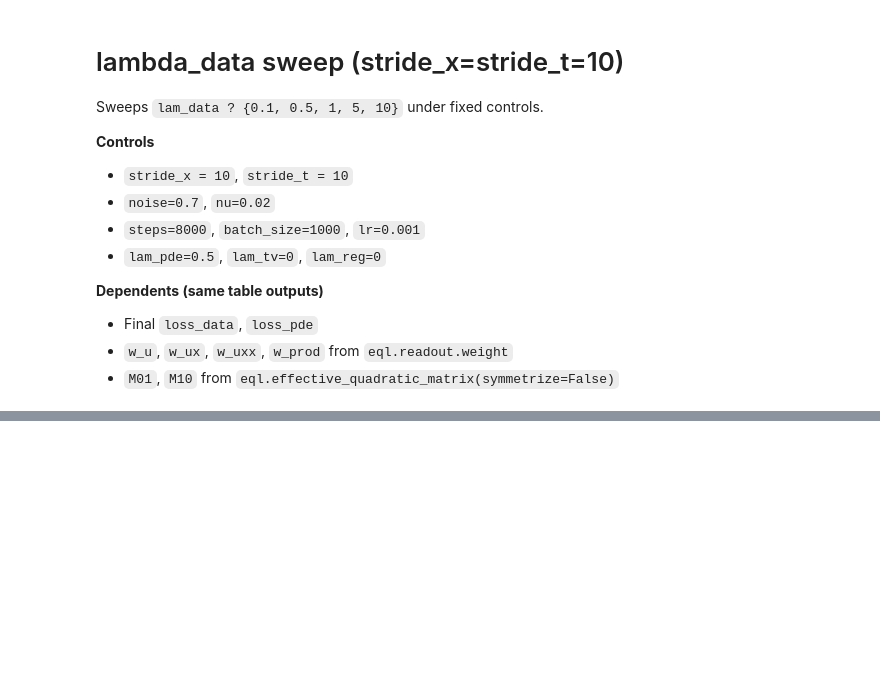
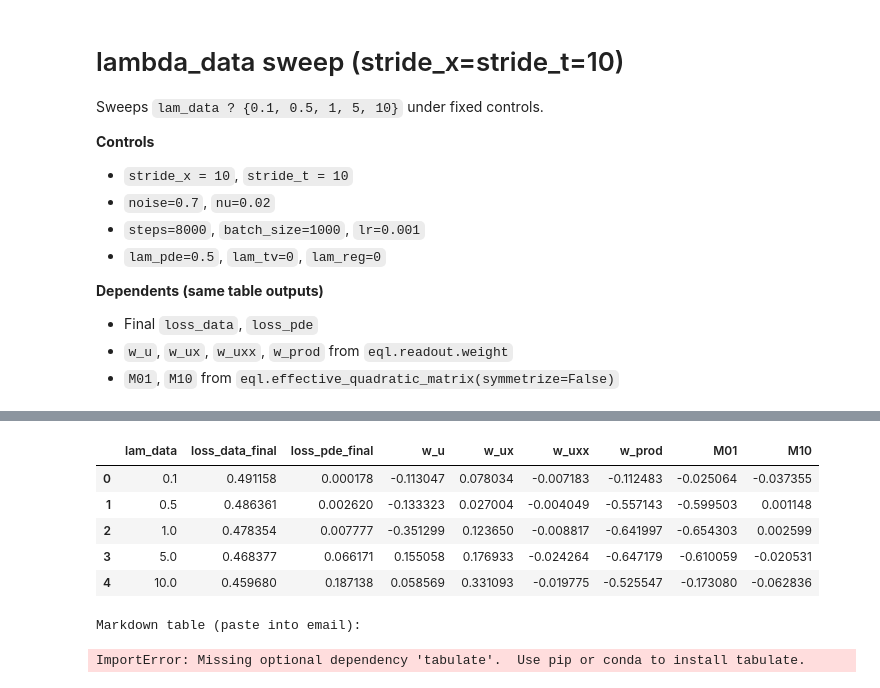
Before and after one commit to ryuFromCaillou/pde_stuff, a Jupyter notebook: notebook/lamdata_test.ipynb, the cells around one changed output, grey strips where cells are left out. Cells and saved outputs as stored; diff of their text form; code cells hidden in the pictures; blank space fills up the shorter version.

```diff
--- a/notebook/lamdata_test.ipynb
+++ b/notebook/lamdata_test.ipynb
@@ -158,28 +189,36 @@ for lam_data in lam_data_values:
 # %%
 # Table output
 
 try:
     import pandas as pd
 except ImportError:
     pd = None
 
 cols = [
     'lam_data',
     'loss_data_final','loss_pde_final',
     'w_u','w_ux','w_uxx','w_prod',
     'M01','M10'
 ]
 
 rows = [{k: r[k] for k in cols} for r in results]
 
 if pd is not None:
     df = pd.DataFrame(rows).sort_values(['lam_data']).reset_index(drop=True)
     display(df)
-    print('
-Markdown table (paste into email):')
+    print('Markdown table (paste into email):')
     print(df.to_markdown(index=False))
 else:
     print(rows)
+# %% [output]
+|  | lam_data | loss_data_final | loss_pde_final | w_u | w_ux | w_uxx | w_prod | M01 | M10 |
+| 0 | 0.1 | 0.491158 | 0.000178 | -0.113047 | 0.078034 | -0.007183 | -0.112483 | -0.025064 | -0.037355 |
+| 1 | 0.5 | 0.486361 | 0.002620 | -0.133323 | 0.027004 | -0.004049 | -0.557143 | -0.599503 | 0.001148 |
+| 2 | 1.0 | 0.478354 | 0.007777 | -0.351299 | 0.123650 | -0.008817 | -0.641997 | -0.654303 | 0.002599 |
+| 3 | 5.0 | 0.468377 | 0.066171 | 0.155058 | 0.176933 | -0.024264 | -0.647179 | -0.610059 | -0.020531 |
+| 4 | 10.0 | 0.459680 | 0.187138 | 0.058569 | 0.331093 | -0.019775 | -0.525547 | -0.173080 | -0.062836 |
+Markdown table (paste into email):
+ImportError: Missing optional dependency 'tabulate'.  Use pip or conda to install tabulate.
 # %%
 # Plot loss curves (data, pde) per lam_data
 
```
Also changed, not shown: parts of 4 cells of this notebook, 43 other files.
